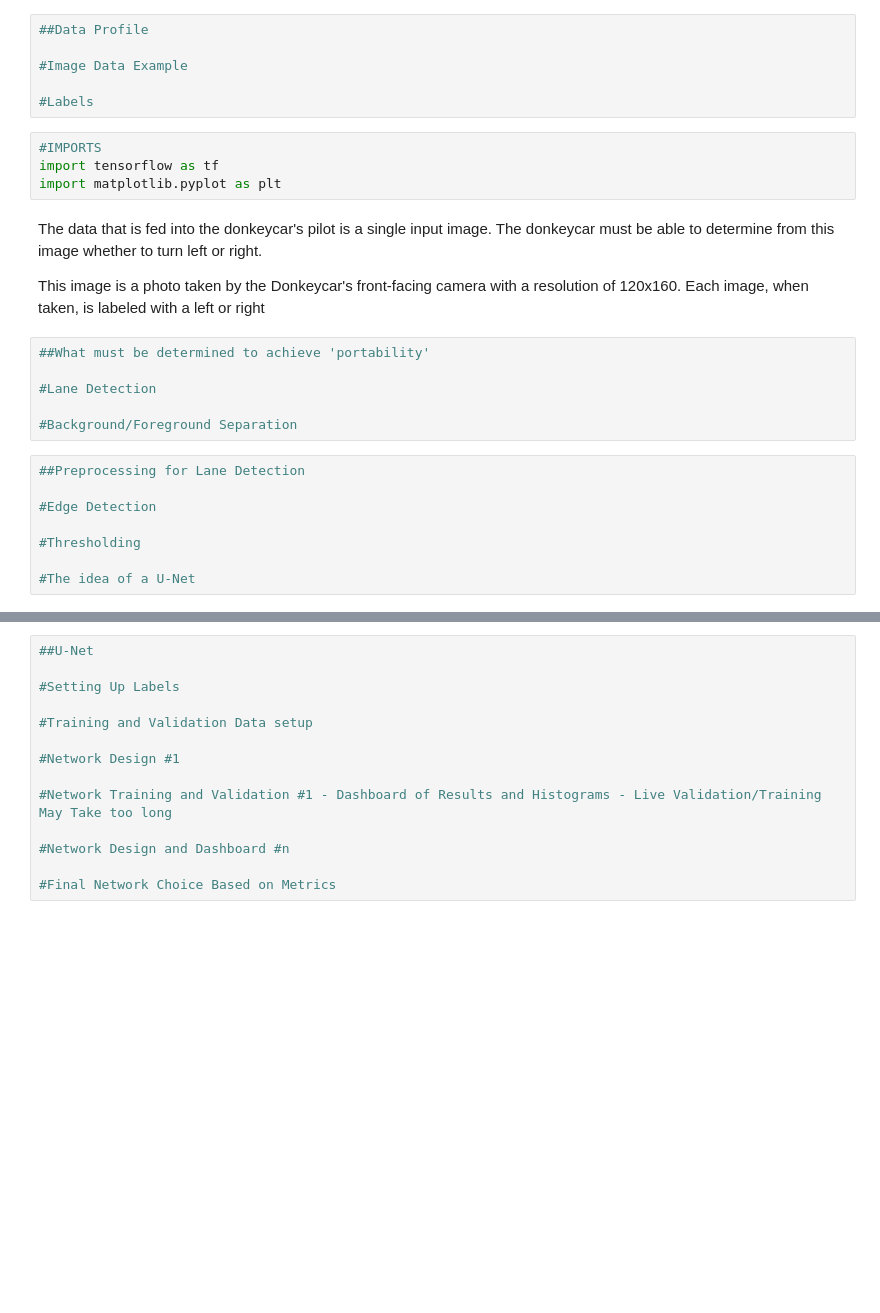
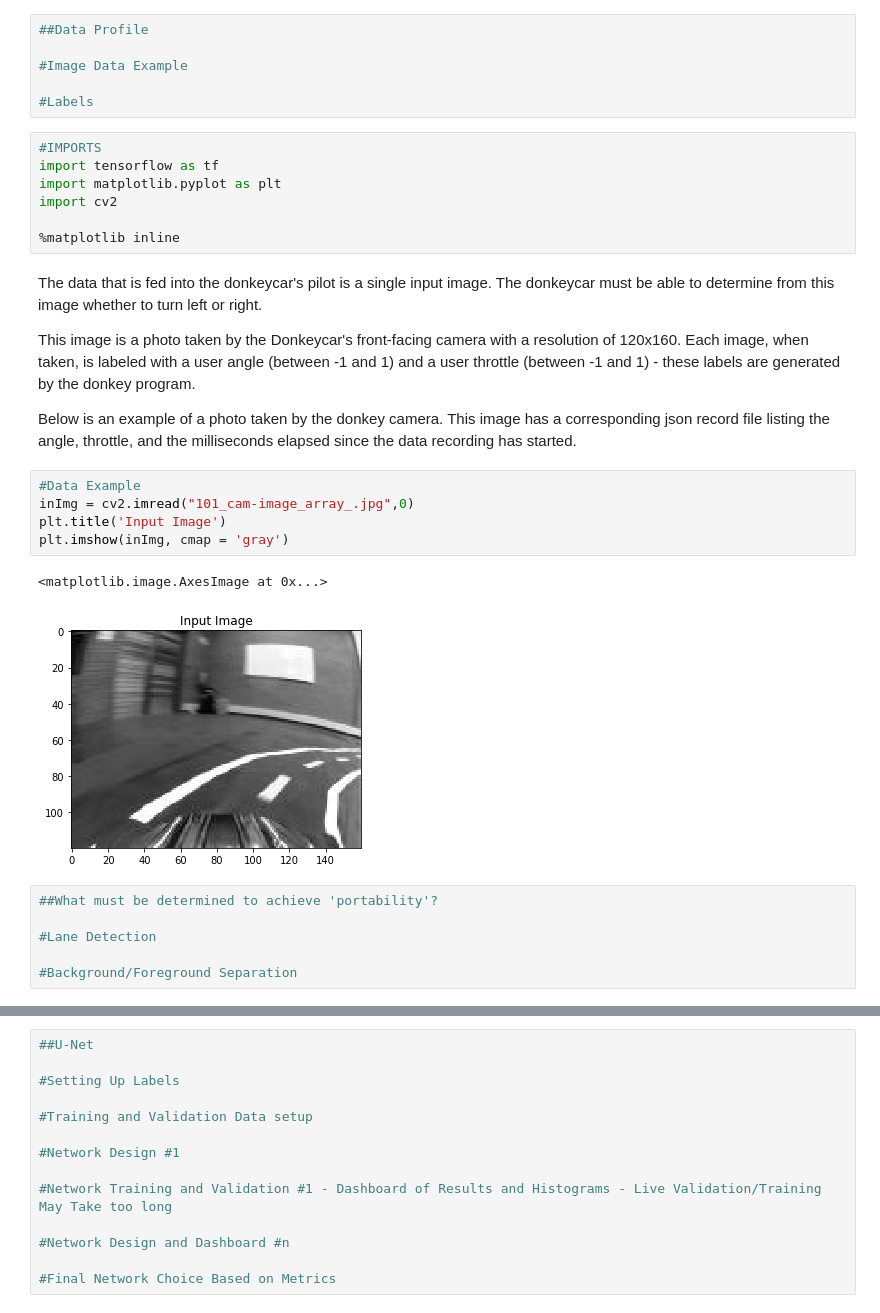
Before and after one commit to brontisaur/CounterpointDonkey, a Jupyter notebook: CPDonkey December Notebook.ipynb, the cells around one changed output, grey strips where cells are left out. Drawn from its saved outputs; the diff is of its cells as text; blank space fills up the shorter version.

```diff
--- a/CPDonkey December Notebook.ipynb
+++ b/CPDonkey December Notebook.ipynb
@@ -11,21 +11,26 @@ Notebook detailing the formation of a donkeycar pilot using a Deep CNN and a sin
 #IMPORTS
 import tensorflow as tf
 import matplotlib.pyplot as plt
+import cv2
+
+%matplotlib inline
 # %% [markdown]
 The data that is fed into the donkeycar's pilot is a single input image. The donkeycar must be able to determine from this image whether to turn left or right.
 
-This image is a photo taken by the Donkeycar's front-facing camera with a resolution of 120x160. Each image, when taken, is labeled with a left or right
+This image is a photo taken by the Donkeycar's front-facing camera with a resolution of 120x160. Each image, when taken, is labeled with a user angle (between -1 and 1) and a user throttle (between -1 and 1) - these labels are generated by the donkey program.
+
+Below is an example of a photo taken by the donkey camera. This image has a corresponding json record file listing the angle, throttle, and the milliseconds elapsed since the data recording has started.
+# %%
+#Data Example
+inImg = cv2.imread("101_cam-image_array_.jpg",0)
+plt.title('Input Image')
+plt.imshow(inImg, cmap = 'gray')
+# %% [output]
+<matplotlib.image.AxesImage at 0x...>
+[figure, added]
 # %%
-##What must be determined to achieve 'portability'
+##What must be determined to achieve 'portability'?
 
 #Lane Detection
 
 #Background/Foreground Separation
-# %%
-##Preprocessing for Lane Detection
-
-#Edge Detection
-
-#Thresholding
-
-#The idea of a U-Net
```
Also changed, not shown: parts of 2 cells of this notebook, 1 other file.
